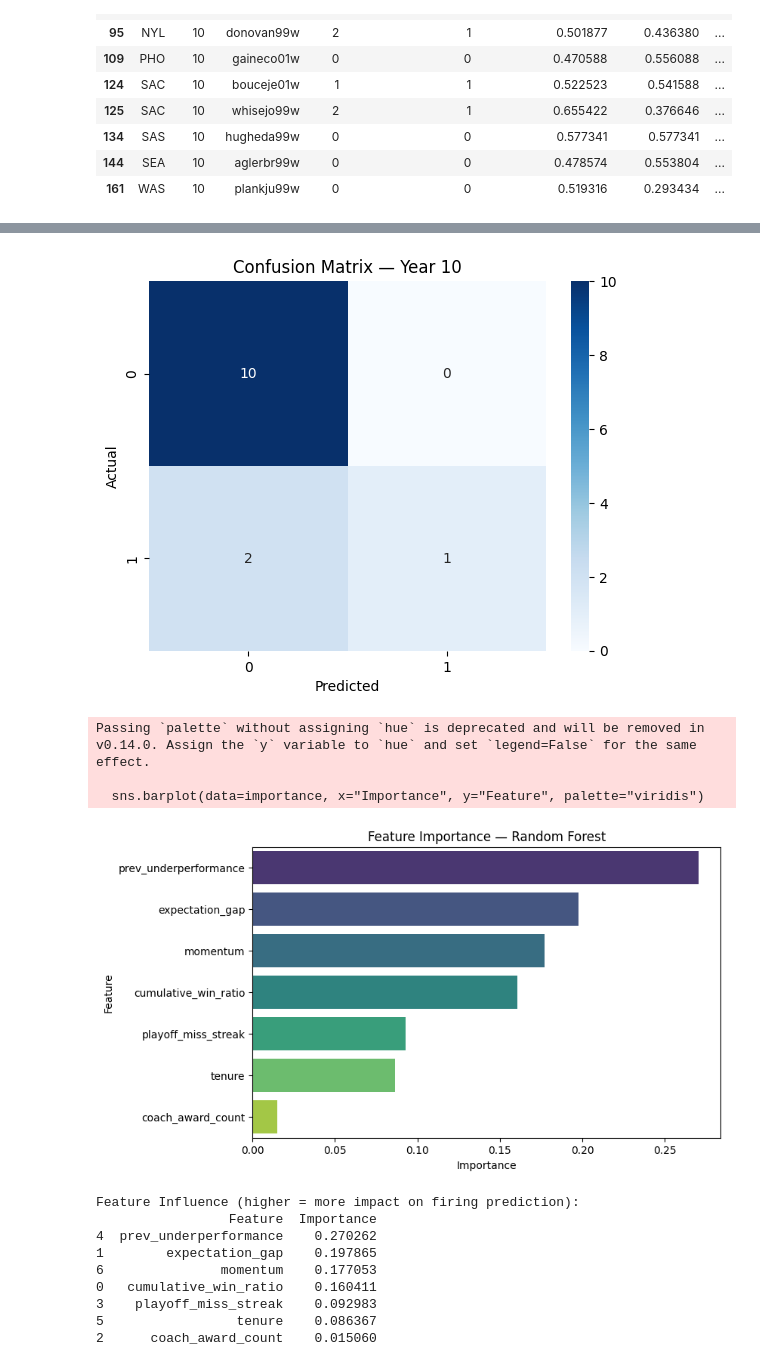
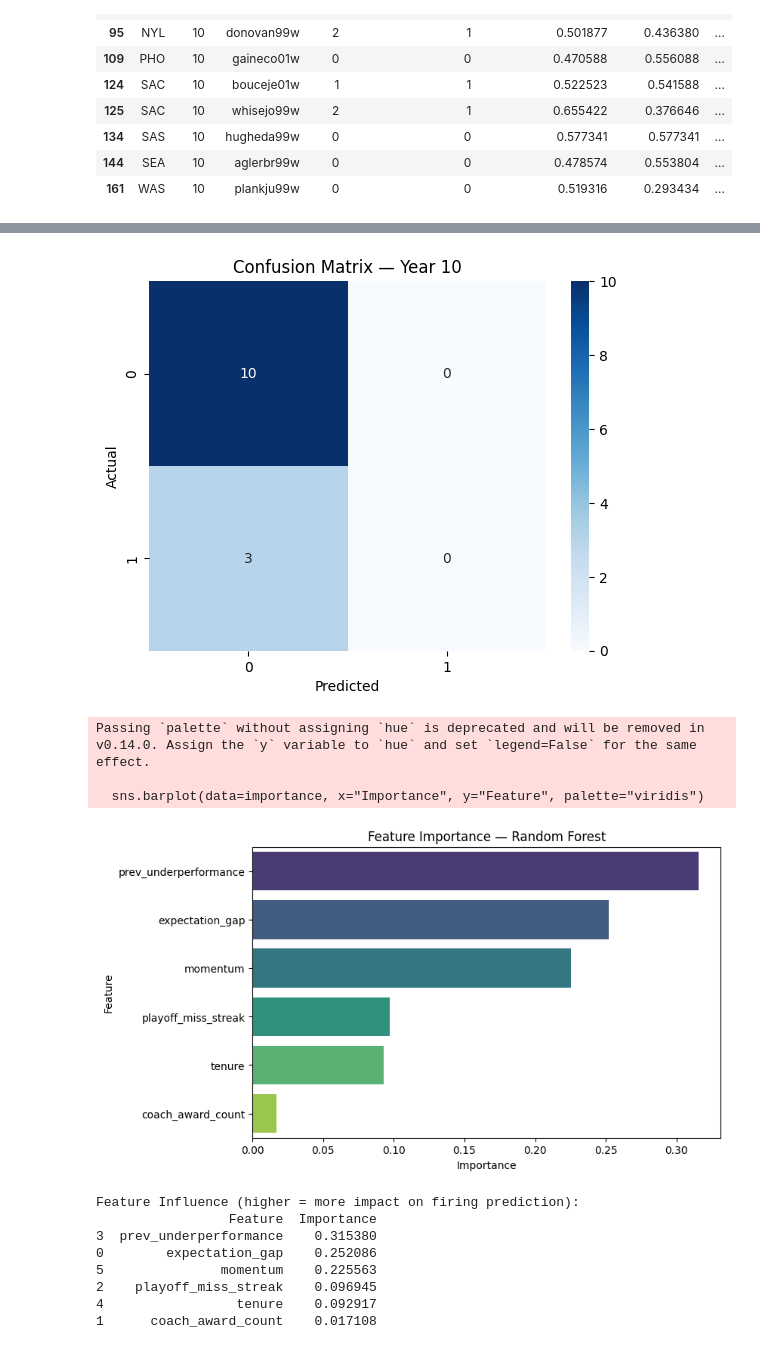
Before and after one commit to torradoov/Data_Mining-WNBA, a Jupyter notebook: 04_b)_coach_prediction.ipynb, the cells around one changed output, grey strips where cells are left out. Saved outputs shown, nothing was run; the diff lists cells and outputs as text; code cells hidden in the pictures.

```diff
--- a/04_b)_coach_prediction.ipynb
+++ b/04_b)_coach_prediction.ipynb
@@ -260,7 +262,6 @@ final_df[final_df["year"] == 10].head(20)
 # Define features and target
 
 features = [
-    "cumulative_win_ratio",
     "expectation_gap",
     "coach_award_count",
     "playoff_miss_streak",
@@ -327,7 +328,7 @@ print("\nTeams predicted to change coaches:")
 # We show tmID because that is the "Entity" the question asks for
 print(predicted_teams[["tmID", "coachID", "pred_proba", "prev_underperformance"]])
 
-print("\n🏀 Top predicted coach changes (with actual result):")
+print("\nTop predicted coach changes (with actual result):")
 print(
     test_data[[
         "pred_proba", "predicted_change",
@@ -389,17 +390,16 @@ Spearman:  0.293
 [figure]
 Passing `palette` without assigning `hue` is deprecated and will be removed in v0.14.0. Assign the `y` variable to `hue` and set `legend=False` for the same effect.
 
   sns.barplot(data=importance, x="Importance", y="Feature", palette="viridis")
-[figure, old version]
+[figure, new version]
 Feature Influence (higher = more impact on firing prediction):
                  Feature  Importance
-4  prev_underperformance    0.270262
-1        expectation_gap    0.197865
-6               momentum    0.177053
-0   cumulative_win_ratio    0.160411
-3    playoff_miss_streak    0.092983
-5                 tenure    0.086367
-2      coach_award_count    0.015060
+3  prev_underperformance    0.315380
+0        expectation_gap    0.252086
+5               momentum    0.225563
+2    playoff_miss_streak    0.096945
+4                 tenure    0.092917
+1      coach_award_count    0.017108
 # %%
 # ===============================================================
 # COACH CHANGE PREDICTION — MODEL & EVALUATION - LOGISTIC REGRESSION
```
Also changed, not shown: parts of 7 cells of this notebook.
